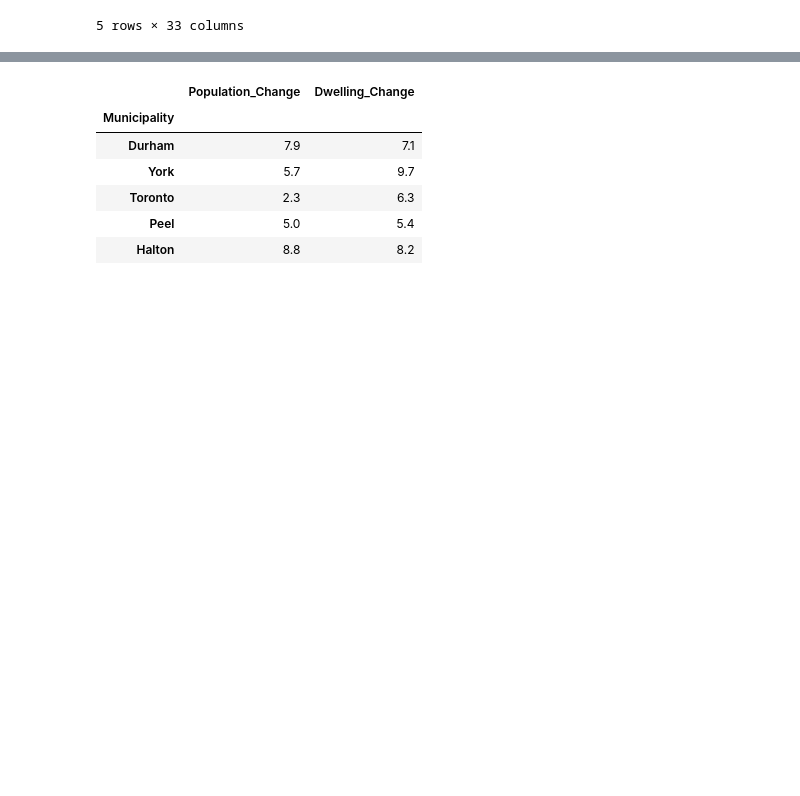
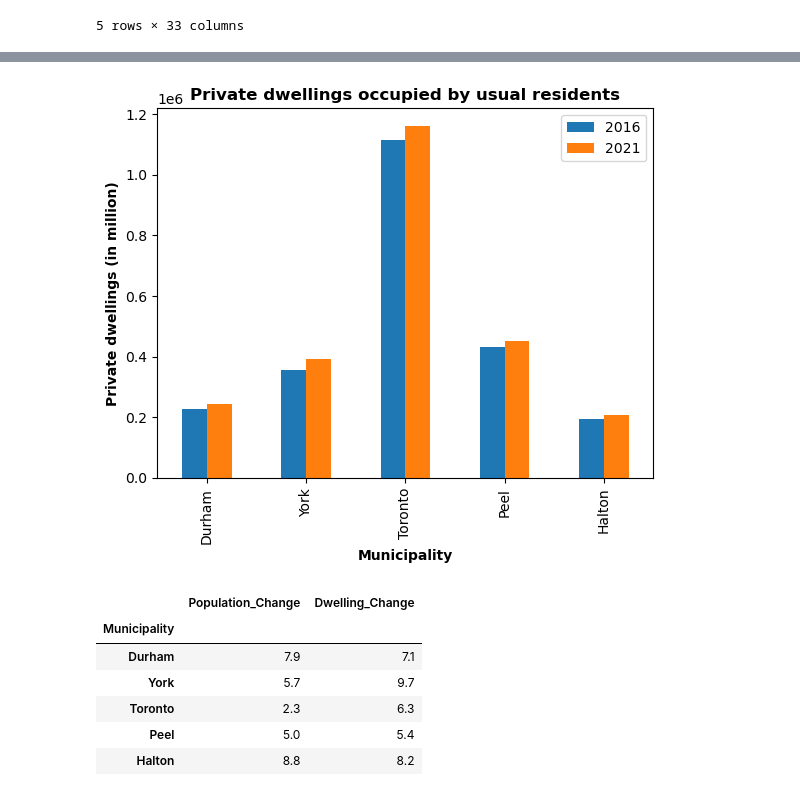
Before and after one commit to Dav5T/Grp-Project-1---Housing-Price, a Jupyter notebook: House-Supply/Density_analysis.ipynb, the cells around one changed output, grey strips where cells are left out. Cells and saved outputs as stored; diff of their text form; code cells hidden in the pictures; blank space fills up the shorter version.

```diff
--- a/House-Supply/Density_analysis.ipynb
+++ b/House-Supply/Density_analysis.ipynb
@@ -32,3 +32,14 @@ new_data_df
 | 3 | 4 | 3521 | 2021A00033521 | Peel | RM | 1247.4494 | 35 | NaN | NaN | NaN | ... | ... |
 | 4 | 5 | 3524 | 2021A00033524 | Halton | RM | 965.7063 | 35 | NaN | NaN | NaN | ... | ... |
 5 rows × 33 columns
+# %%
+#Form new table to compare population change% and private dwelling change% between 2016-2021
+dwellings_df =new_data_df [['CDNAME', 'Dwell_UR16', 'Dwell_UR21']]
+
+#Rename the column
+rename_dwellings_df = dwellings_df.rename(columns = {'CDNAME':'Municipality',
+                                                     'Dwell_UR16':2016,
+                                                     'Dwell_UR21':2021})
+#Set Area as index
+final_dwellings_df = rename_dwellings_df.set_index('Municipality')
+final_dwellings_df
@@ -35,3 +54,17 @@ new_data_df
+# %%
+#create graph
+bar_dwelling = final_dwellings_df.plot.bar()
+
+bar_dwelling.set_title(label='Private dwellings occupied by usual residents', fontweight = 'bold')
+bar_dwelling.set_xlabel('Municipality', fontweight = 'bold')
+bar_dwelling.set_ylabel('Private dwellings (in million)', fontweight = 'bold')
+
+bar_dwelling.figure.savefig('Graphs/Private_dwellings_by_residents.png')
+
+plt.show()
+plt.close()
+# %% [output]
+[figure, added]
 # %%
 #Form new table to compare population change% and private dwelling change% between 2016-2021
 percentage_change_df =new_data_df [['CDNAME', 'PopChg16_21', 'DwellChg16_21']]
```
Also changed, not shown: parts of 3 cells of this notebook, 3 other files.
